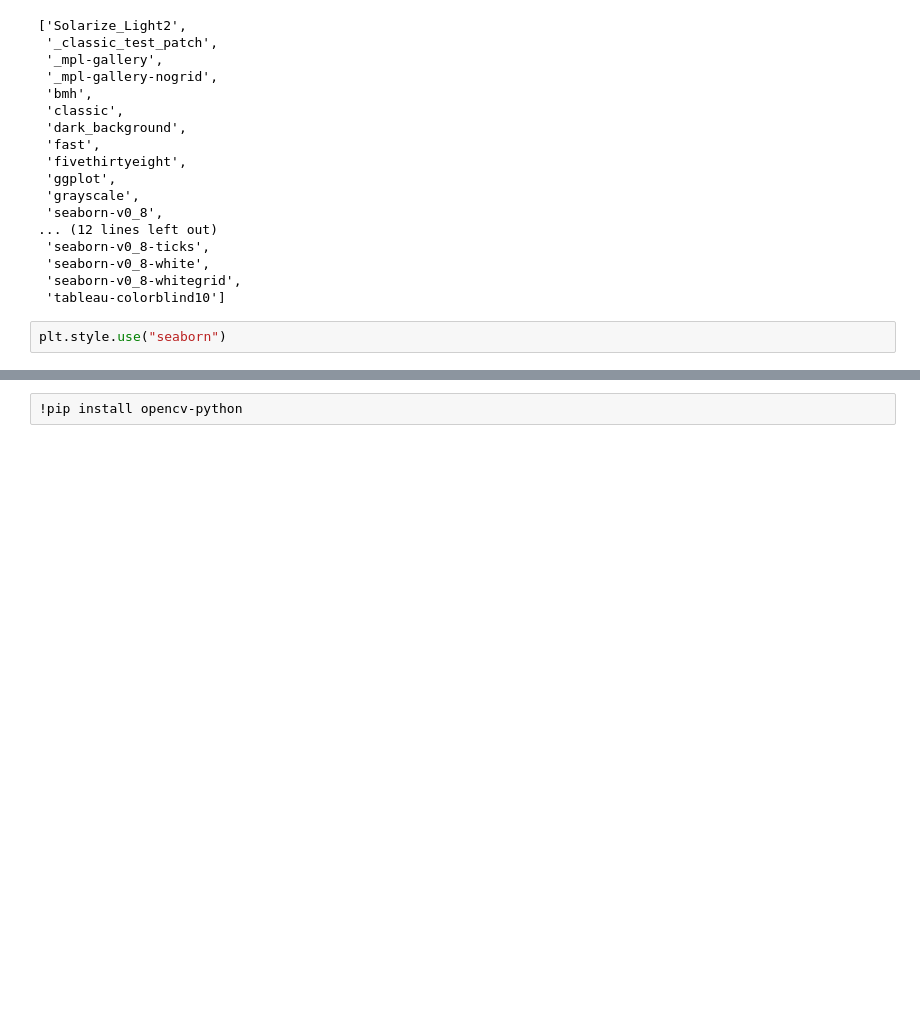
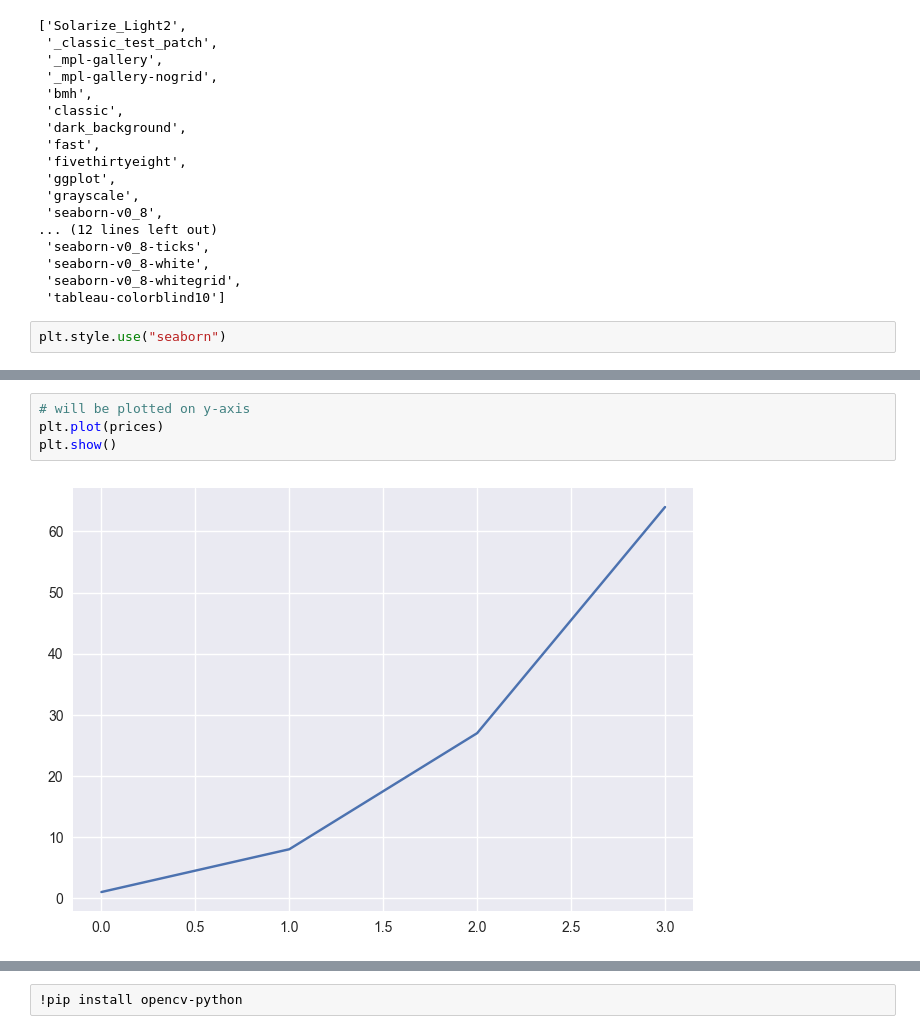
Before and after one commit to Jaya-Vashisth/Data-Science, a Jupyter notebook: python basics/8. Visualization and OpenCV.ipynb, the cells around one changed output, grey strips where cells are left out. Drawn from its saved outputs; the diff is of its cells as text; blank space fills up the shorter version.

```diff
--- a/python basics/8. Visualization and OpenCV.ipynb
+++ b/python basics/8. Visualization and OpenCV.ipynb
@@ -40,0 +49,6 @@ plt.show()
+# %%
+# will be plotted on y-axis
+plt.plot(prices)
+plt.show()
+# %% [output]
+[figure, added]
```
Also changed, not shown: parts of 29 cells of this notebook, 6 other files.
